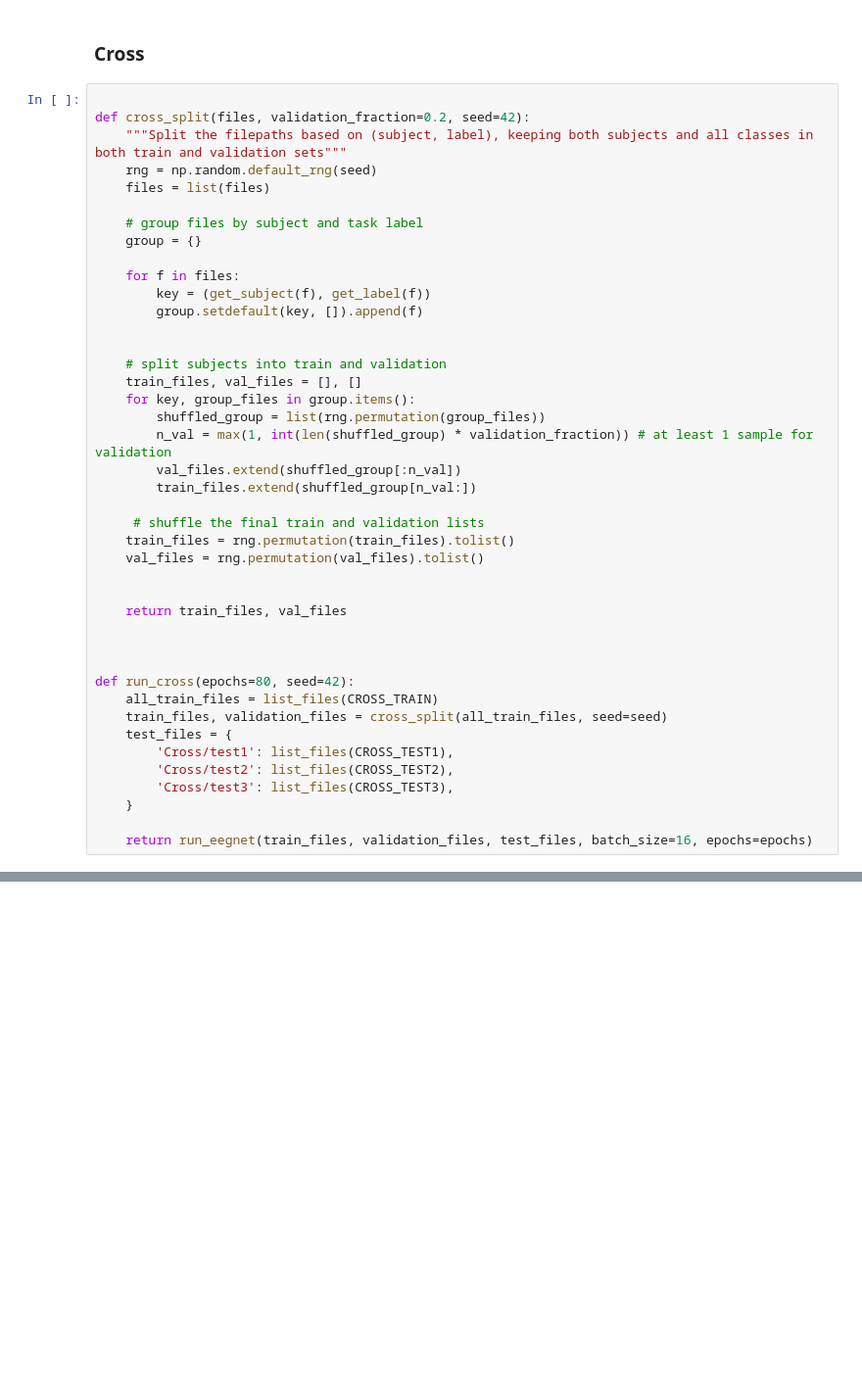
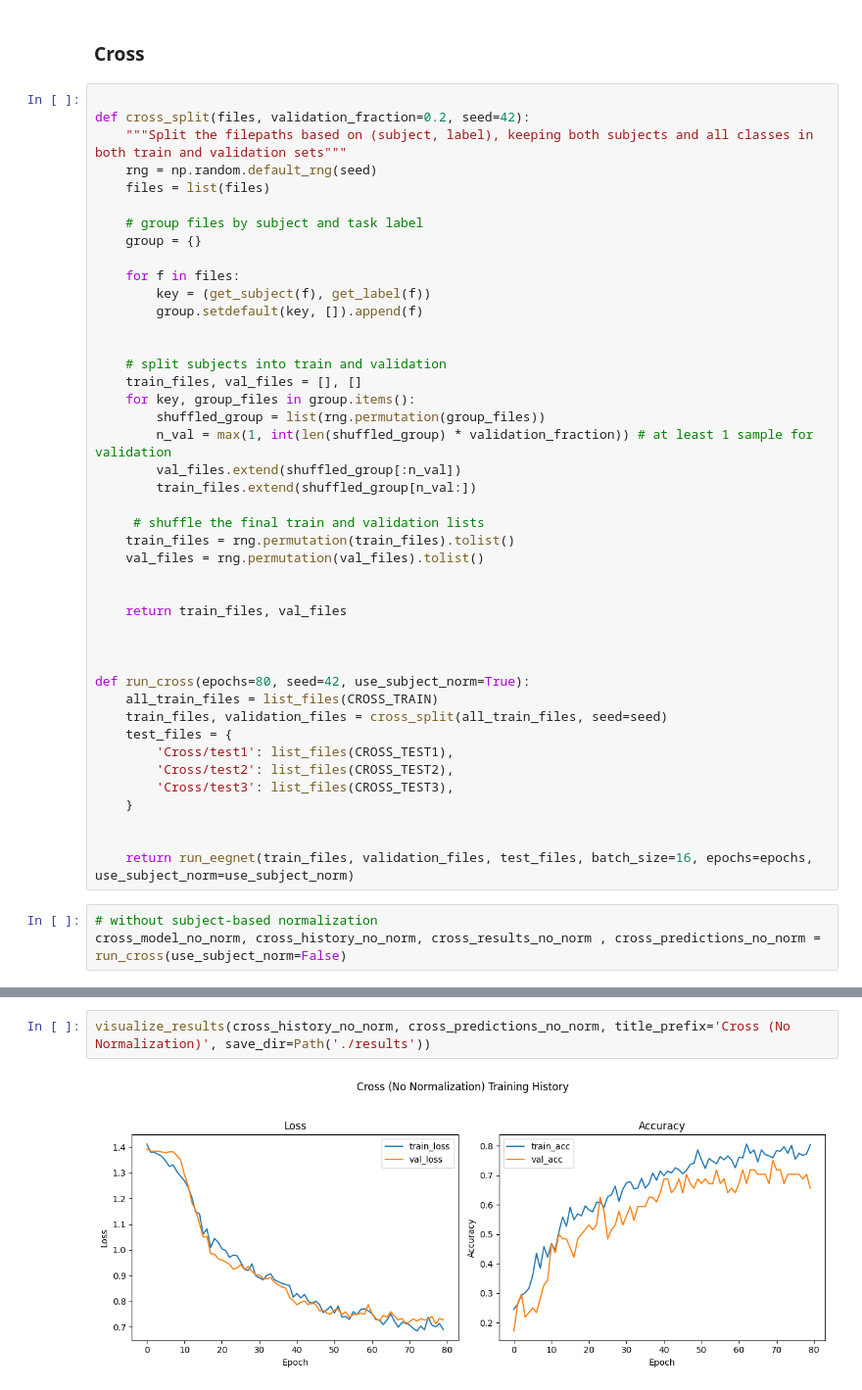
Before and after one commit to jolyeline/DL, a Jupyter notebook: Assignment_2/notebooks/eeg_net.ipynb, the cells around one changed output, grey strips where cells are left out. Shown at 98% size. Cells and saved outputs as stored; diff of their text form; blank space fills up the shorter version.

```diff
--- a/Assignment_2/notebooks/eeg_net.ipynb
+++ b/Assignment_2/notebooks/eeg_net.ipynb
@@ -469,7 +597,7 @@ def cross_split(files, validation_fraction=0.2, seed=42):
 
 
 
-def run_cross(epochs=80, seed=42):
+def run_cross(epochs=80, seed=42, use_subject_norm=True):
     all_train_files = list_files(CROSS_TRAIN)
     train_files, validation_files = cross_split(all_train_files, seed=seed)
     test_files = {
@@ -478,4 +606,8 @@ def run_cross(epochs=80, seed=42):
         'Cross/test3': list_files(CROSS_TEST3),
     }
 
-    return run_eegnet(train_files, validation_files, test_files, batch_size=16, epochs=epochs)
+
+    return run_eegnet(train_files, validation_files, test_files, batch_size=16, epochs=epochs, use_subject_norm=use_subject_norm)
+# %%
+# without subject-based normalization
+cross_model_no_norm, cross_history_no_norm, cross_results_no_norm , cross_predictions_no_norm = run_cross(use_subject_norm=False)
@@ -481,0 +632,4 @@ def run_cross(epochs=80, seed=42):
+# %%
+visualize_results(cross_history_no_norm, cross_predictions_no_norm, title_prefix='Cross (No Normalization)', save_dir=Path('./results'))
+# %% [output]
+[figure, added]
```
Also changed, not shown: parts of 14 cells of this notebook, 6 other files.
